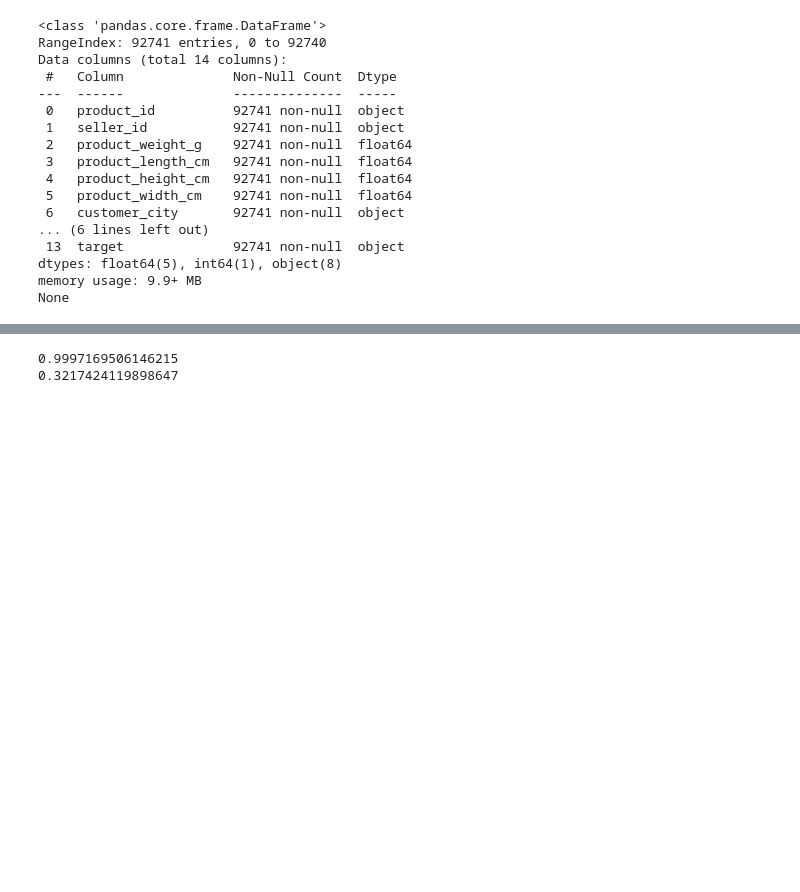
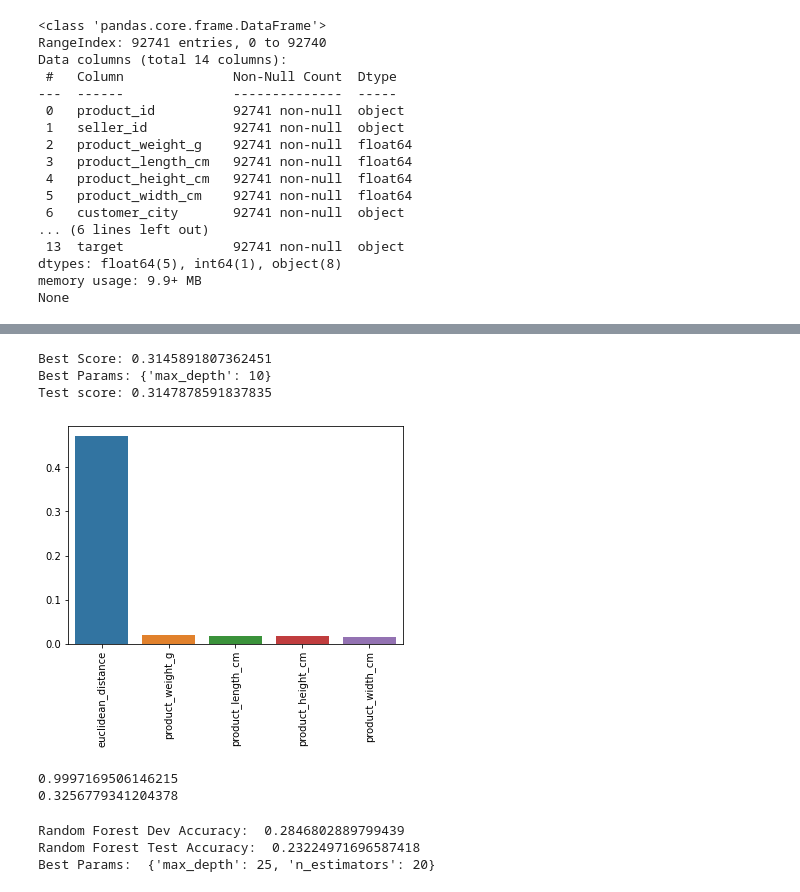
Before and after one commit to binnynaik30/Recommendation-System, a Jupyter notebook: delivery_time_dataset.ipynb, the cells around one changed output, grey strips where cells are left out. Cells and saved outputs as stored; diff of their text form; code cells hidden in the pictures; blank space fills up the shorter version.

Commit message:
finished prediction model

```diff
--- a/delivery_time_dataset.ipynb
+++ b/delivery_time_dataset.ipynb
@@ -364,3 +348,27 @@ print(pipe.score(test_X, test_y))
+# %%
+# we try to solve the overfitting using pruning
+prune_pipe = make_pipeline(preprocess, GridSearchCV(DecisionTreeClassifier(random_state = 42),
+                                                    param_grid = [{'max_depth': np.arange(5,20)}],
+                                                   return_train_score=True))
+prune_pipe.fit(dev_X, dev_y)
+grid_search_results = prune_pipe.named_steps['gridsearchcv']
+print(f'Best Score:',grid_search_results.best_score_)
+print(f'Best Params:',grid_search_results.best_params_)
+print(f'Test score:',prune_pipe.score(test_X, test_y))
+# %% [output]
+Best Score: 0.3145891807362451
+Best Params: {'max_depth': 10}
+Test score: 0.3147878591837835
+# %%
+# print the feature importance for the best tree
+feature_names = numerical_features + categorical_features
+best_tree = prune_pipe.named_steps['gridsearchcv'].best_estimator_
+feat_imps = list(zip(feature_names, best_tree.feature_importances_))
+feats, imps = zip(*(sorted(list(filter(lambda x:x[1]!=0, feat_imps)), key=lambda x:x[1], reverse=True)))
+ax = sns.barplot(list(feats), list(imps))
+ax.tick_params(axis='x', rotation=90)
+# %% [output]
+[figure, added]
 # %%
 from sklearn.ensemble import RandomForestClassifier
 rf_pipe = make_pipeline(preprocess, RandomForestClassifier())
@@ -371,7 +379,23 @@ print(rf_pipe.score(test_X, test_y))
 # Default Random Forest still overfitting
 # %% [output]
 0.9997169506146215
-0.3217424119898647
+0.3256779341204378
+# %%
+# tune the randomforest model
+n_estimators = [10, 20, 40, 60, 100]
+max_depths = [5, 10, 15, 20, 25]
+params = {"n_estimators": n_estimators, "max_depth": max_depths}
+
+grid_search_rf = GridSearchCV(RandomForestClassifier(), param_grid=params)
+grid_search_rf.fit(preprocess.transform(dev_X), dev_y)
+print("Random Forest Dev Accuracy: ", grid_search_rf.score(preprocess.transform(dev_X), dev_y))
+print("Random Forest Test Accuracy: ", grid_search_rf.score(preprocess.transform(test_X), test_y))
+print("Best Params: ", grid_search_rf.best_params_)
+# the result is worse than the default
+# %% [output]
+Random Forest Dev Accuracy:  0.2846802889799439
+Random Forest Test Accuracy:  0.23224971696587418
+Best Params:  {'max_depth': 25, 'n_estimators': 20}
 # %%
 from sklearn.ensemble import GradientBoostingClassifier
 from sklearn.experimental import enable_hist_gradient_boosting
```
Also changed, not shown: parts of 6 cells of this notebook.
